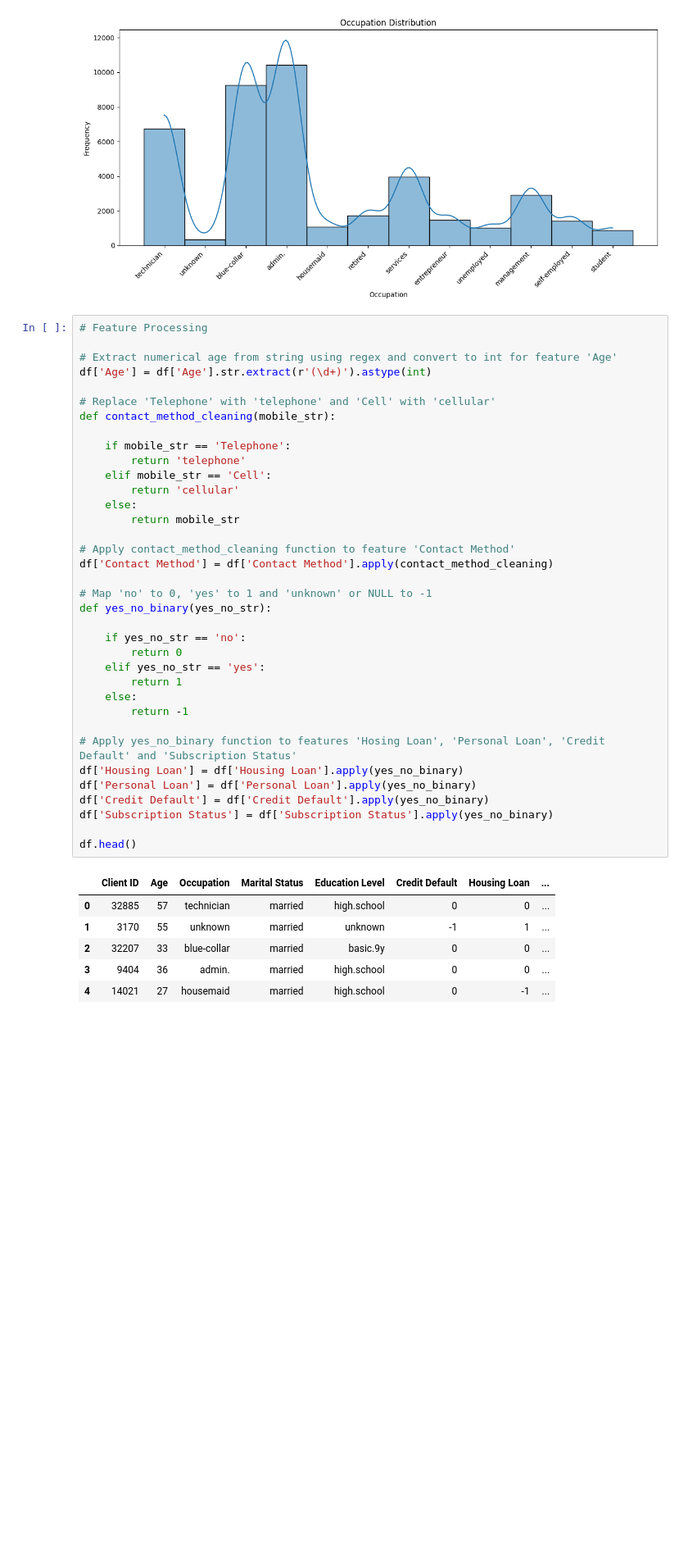
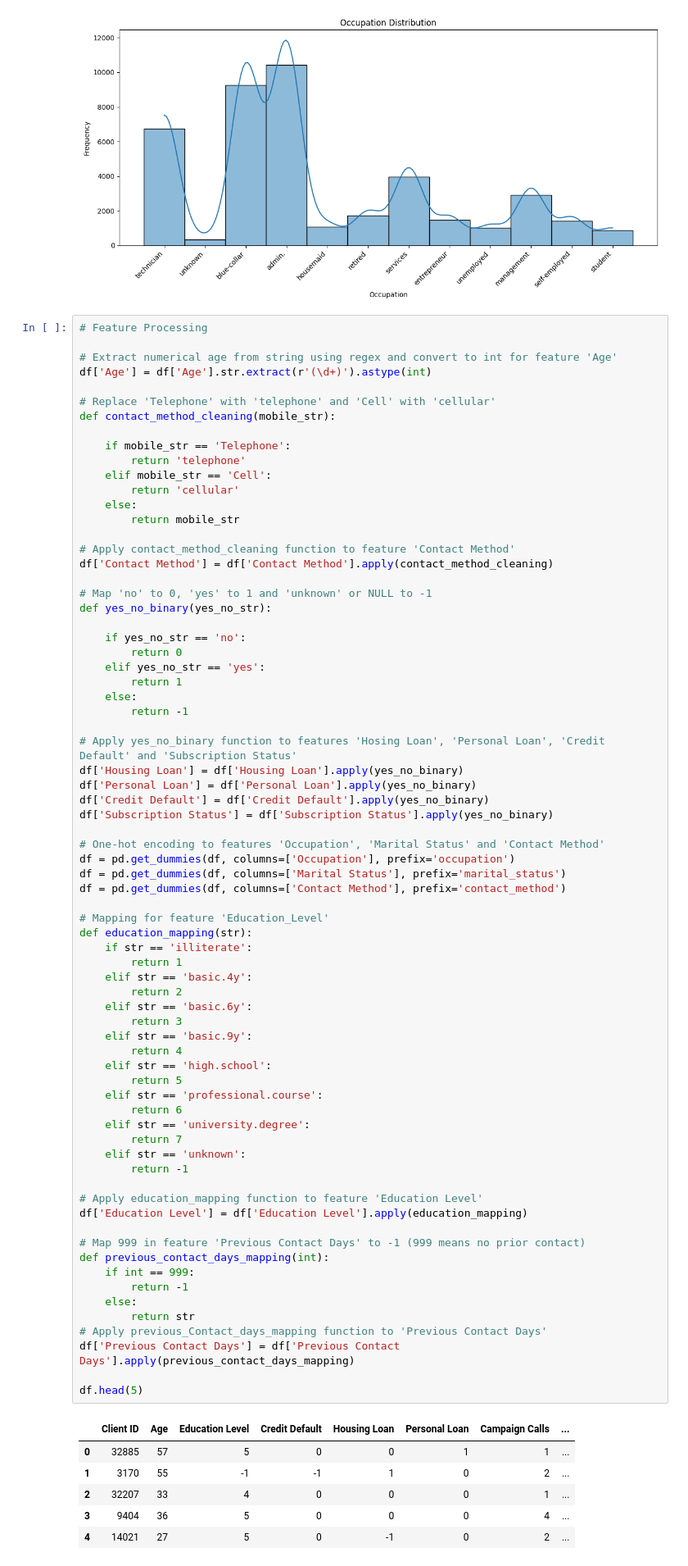
Before and after one commit to jayelinjiaqi/aiap20-jaye-lin-jiaqi-945I, a Jupyter notebook: eda.ipynb, the cells around one changed output. Shown: that part at 82% size. Saved outputs shown, nothing was run; the diff lists cells and outputs as text; blank space fills up the shorter version.

```diff
--- a/eda.ipynb
+++ b/eda.ipynb
@@ -191,37 +200,73 @@ df['Age'] = df['Age'].str.extract(r'(\d+)').astype(int)
 # Replace 'Telephone' with 'telephone' and 'Cell' with 'cellular'
 def contact_method_cleaning(mobile_str):
 
     if mobile_str == 'Telephone':
         return 'telephone'
     elif mobile_str == 'Cell':
         return 'cellular'
     else:
         return mobile_str
 
 # Apply contact_method_cleaning function to feature 'Contact Method'
 df['Contact Method'] = df['Contact Method'].apply(contact_method_cleaning)
 
 # Map 'no' to 0, 'yes' to 1 and 'unknown' or NULL to -1
 def yes_no_binary(yes_no_str):
 
     if yes_no_str == 'no':
         return 0
     elif yes_no_str == 'yes':
         return 1
     else:
         return -1
 
 # Apply yes_no_binary function to features 'Hosing Loan', 'Personal Loan', 'Credit Default' and 'Subscription Status'
 df['Housing Loan'] = df['Housing Loan'].apply(yes_no_binary)
 df['Personal Loan'] = df['Personal Loan'].apply(yes_no_binary)
 df['Credit Default'] = df['Credit Default'].apply(yes_no_binary)
 df['Subscription Status'] = df['Subscription Status'].apply(yes_no_binary)
 
-df.head()
+# One-hot encoding to features 'Occupation', 'Marital Status' and 'Contact Method'
+df = pd.get_dummies(df, columns=['Occupation'], prefix='occupation')
+df = pd.get_dummies(df, columns=['Marital Status'], prefix='marital_status')
+df = pd.get_dummies(df, columns=['Contact Method'], prefix='contact_method')
+
+# Mapping for feature 'Education_Level'
+def education_mapping(str):
+    if str == 'illiterate':
+        return 1
+    elif str == 'basic.4y':
+        return 2
+    elif str == 'basic.6y':
+        return 3
+    elif str == 'basic.9y':
+        return 4
+    elif str == 'high.school':
+        return 5
+    elif str == 'professional.course':
+        return 6
+    elif str == 'university.degree':
+        return 7
+    elif str == 'unknown':
+        return -1
+
+# Apply education_mapping function to feature 'Education Level'
+df['Education Level'] = df['Education Level'].apply(education_mapping)
+
+# Map 999 in feature 'Previous Contact Days' to -1 (999 means no prior contact)
+def previous_contact_days_mapping(int):
+    if int == 999:
+        return -1
+    else:
+        return str
+# Apply previous_Contact_days_mapping function to 'Previous Contact Days'
+df['Previous Contact Days'] = df['Previous Contact Days'].apply(previous_contact_days_mapping)
+
+df.head(5)
 # %% [output]
-|  | Client ID | Age | Occupation | Marital Status | Education Level | Credit Default | Housing Loan | ... |
-| 0 | 32885 | 57 | technician | married | high.school | 0 | 0 | ... |
-| 1 | 3170 | 55 | unknown | married | unknown | -1 | 1 | ... |
-| 2 | 32207 | 33 | blue-collar | married | basic.9y | 0 | 0 | ... |
-| 3 | 9404 | 36 | admin. | married | high.school | 0 | 0 | ... |
-| 4 | 14021 | 27 | housemaid | married | high.school | 0 | -1 | ... |
+|  | Client ID | Age | Education Level | Credit Default | Housing Loan | Personal Loan | Campaign Calls | ... |
+| 0 | 32885 | 57 | 5 | 0 | 0 | 1 | 1 | ... |
+| 1 | 3170 | 55 | -1 | -1 | 1 | 0 | 2 | ... |
+| 2 | 32207 | 33 | 4 | 0 | 0 | 0 | 1 | ... |
+| 3 | 9404 | 36 | 5 | 0 | 0 | 0 | 4 | ... |
+| 4 | 14021 | 27 | 5 | 0 | -1 | 0 | 2 | ... |
```
Also changed, not shown: parts of 11 cells of this notebook, 5 other files.
